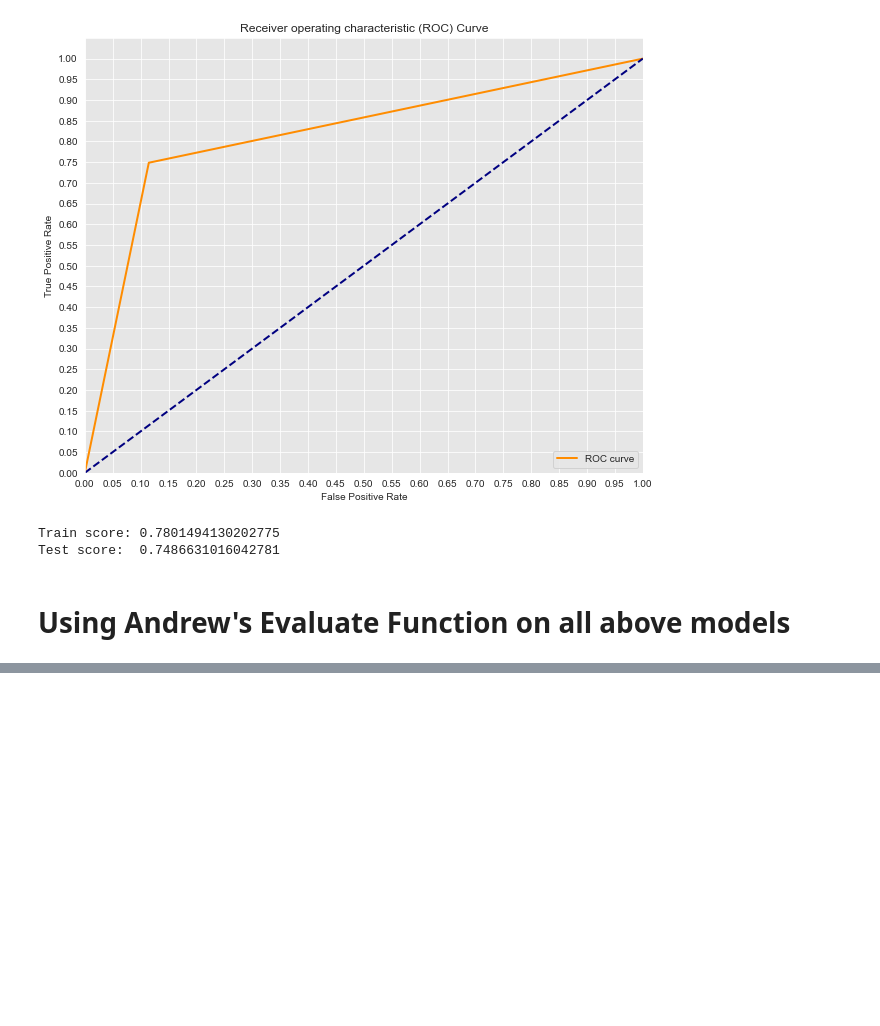
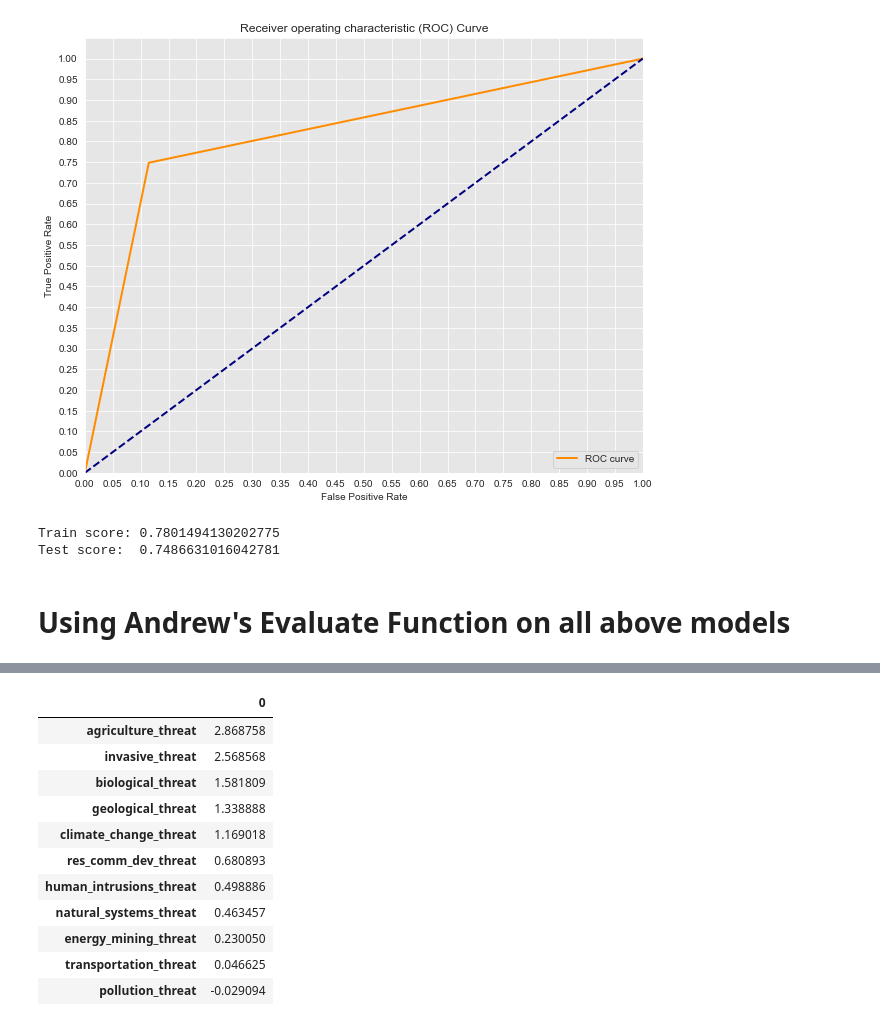
Before and after one commit to andrewwhitman/BirdConservation, a Jupyter notebook: notebooks/Scott/Modeling.ipynb, the cells around one changed output, grey strips where cells are left out. Drawn from its saved outputs; the diff is of its cells as text; code cells hidden in the pictures; blank space fills up the shorter version.

```diff
--- a/notebooks/Scott/Modeling.ipynb
+++ b/notebooks/Scott/Modeling.ipynb
@@ -1598,0 +1969,15 @@ Best Parameters for Recall
+# %%
+pd.DataFrame.from_dict(dict(zip(threats_train.columns,importance)), orient='index').sort_values(by=0, ascending=False)
+# %% [output]
+|  | 0 |
+| agriculture_threat | 2.868758 |
+| invasive_threat | 2.568568 |
+| biological_threat | 1.581809 |
+| geological_threat | 1.338888 |
+| climate_change_threat | 1.169018 |
+| res_comm_dev_threat | 0.680893 |
+| human_intrusions_threat | 0.498886 |
+| natural_systems_threat | 0.463457 |
+| energy_mining_threat | 0.230050 |
+| transportation_threat | 0.046625 |
+| pollution_threat | -0.029094 |
```
Also changed, not shown: parts of 47 cells of this notebook.
